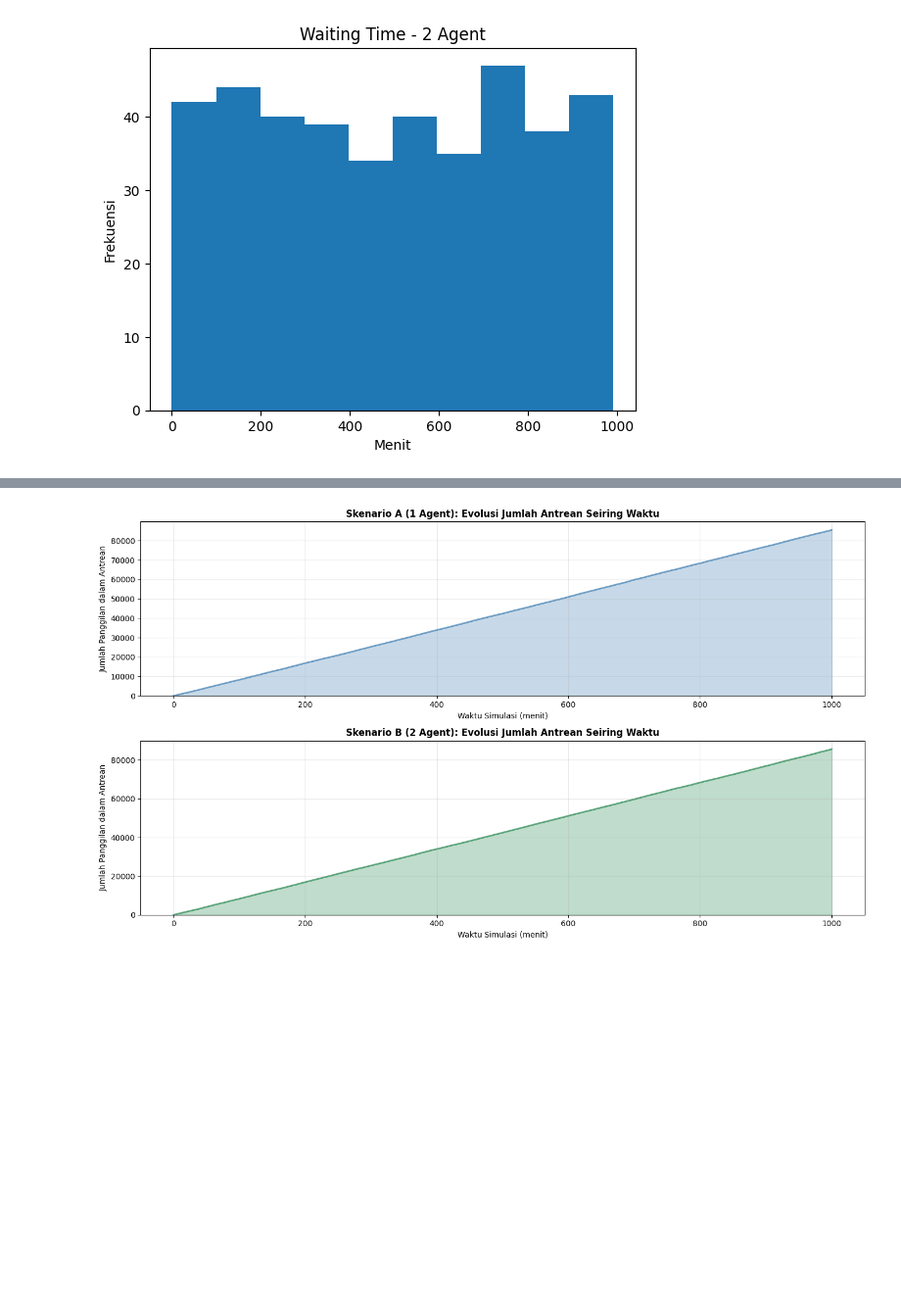
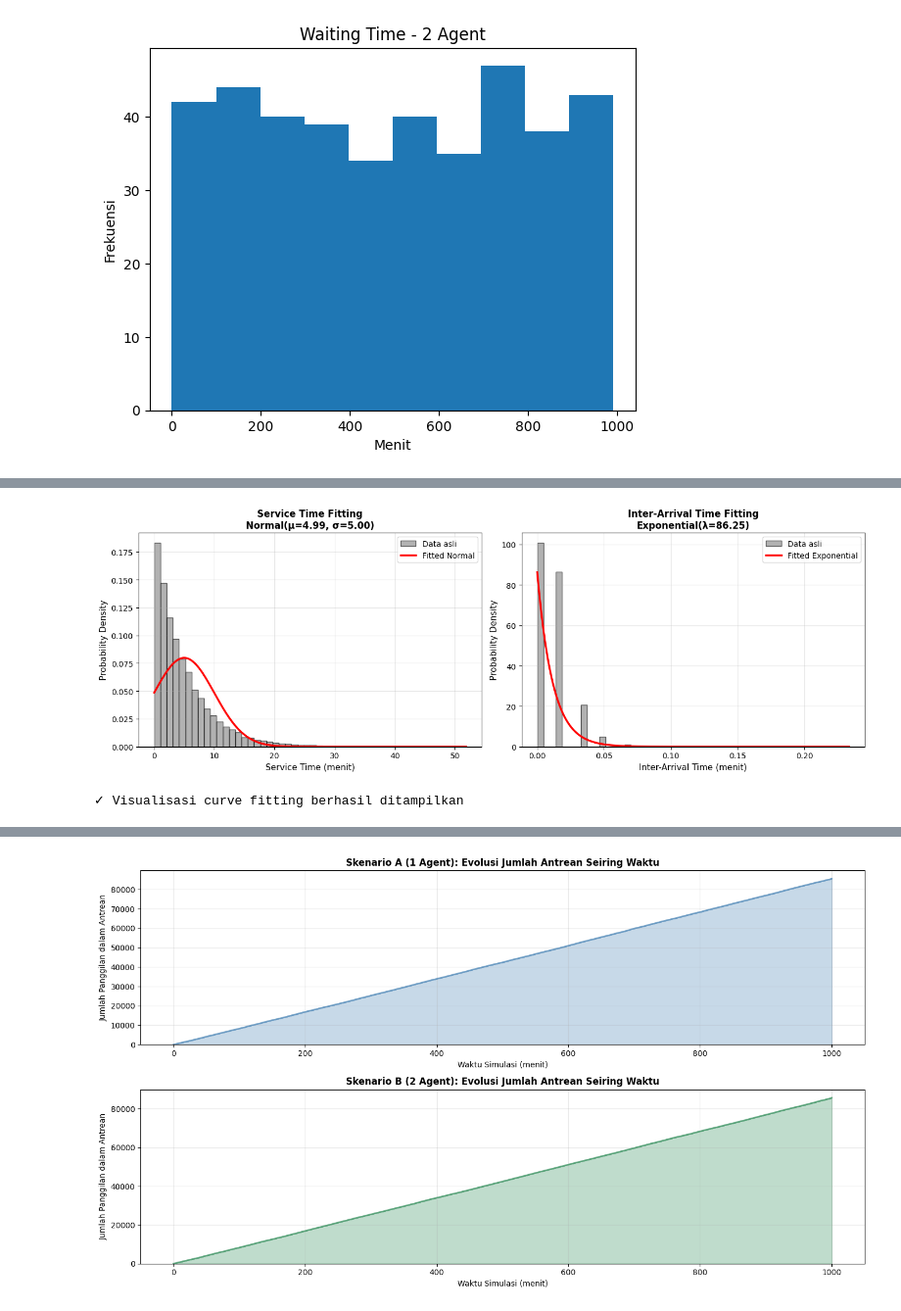
Before and after one commit to RAFLYBOSENG/Simulasi-Call-Centre-dengan-SimPy, a Jupyter notebook: machine2.ipynb, the cells around one changed output, grey strips where cells are left out. Shown at 98% size. Saved outputs shown, nothing was run; the diff lists cells and outputs as text; code cells hidden in the pictures; blank space fills up the shorter version.

```diff
--- a/machine2.ipynb
+++ b/machine2.ipynb
@@ -239,0 +271,43 @@ plt.show()
+# %%
+from scipy.stats import norm, expon
+import numpy as np
+
+# Pastikan array didefinisikan
+service_times_array = np.array(service_times)
+inter_arrivals_array = np.array(inter_arrivals)
+
+# Fit Normal distribution ke service_times
+mu_service, sigma_service = norm.fit(service_times_array)
+
+# Fit Exponential distribution ke inter_arrivals
+lambda_arrival = expon.fit(inter_arrivals_array)[1]  # scale parameter
+
+fig, axes = plt.subplots(1, 2, figsize=(14, 5))
+
+# SERVICE TIME - Histogram + Fitted Normal Curve
+axes[0].hist(service_times_array, bins=50, density=True, alpha=0.6, color='gray', edgecolor='black', label='Data asli')
+x_service = np.linspace(service_times_array.min(), service_times_array.max(), 200)
+axes[0].plot(x_service, norm.pdf(x_service, mu_service, sigma_service), 'r-', linewidth=2.5, label='Fitted Normal')
+axes[0].set_xlabel('Service Time (menit)', fontsize=11)
+axes[0].set_ylabel('Probability Density', fontsize=11)
+axes[0].set_title(f'Service Time Fitting\nNormal(μ={mu_service:.2f}, σ={sigma_service:.2f})', fontsize=12, fontweight='bold')
+axes[0].legend(fontsize=10)
+axes[0].grid(True, alpha=0.3)
+
+# INTER-ARRIVAL TIME - Histogram + Fitted Exponential Curve
+axes[1].hist(inter_arrivals_array, bins=50, density=True, alpha=0.6, color='gray', edgecolor='black', label='Data asli')
+x_arrival = np.linspace(0, inter_arrivals_array.max(), 200)
+axes[1].plot(x_arrival, expon.pdf(x_arrival, scale=lambda_arrival), 'r-', linewidth=2.5, label='Fitted Exponential')
+axes[1].set_xlabel('Inter-Arrival Time (menit)', fontsize=11)
+axes[1].set_ylabel('Probability Density', fontsize=11)
+axes[1].set_title(f'Inter-Arrival Time Fitting\nExponential(λ={1/lambda_arrival:.2f})', fontsize=12, fontweight='bold')
+axes[1].legend(fontsize=10)
+axes[1].grid(True, alpha=0.3)
+
+plt.tight_layout()
+plt.show()
+
+print("✓ Visualisasi curve fitting berhasil ditampilkan")
+# %% [output]
+[figure, added]
+✓ Visualisasi curve fitting berhasil ditampilkan
```
Also changed, not shown: parts of 31 cells of this notebook.
